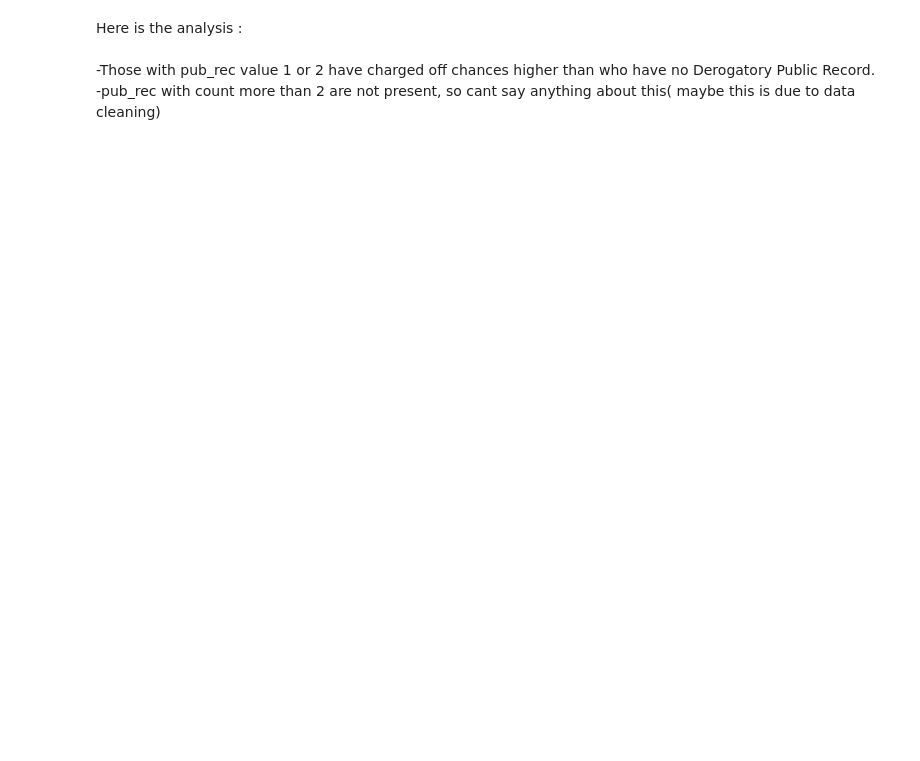
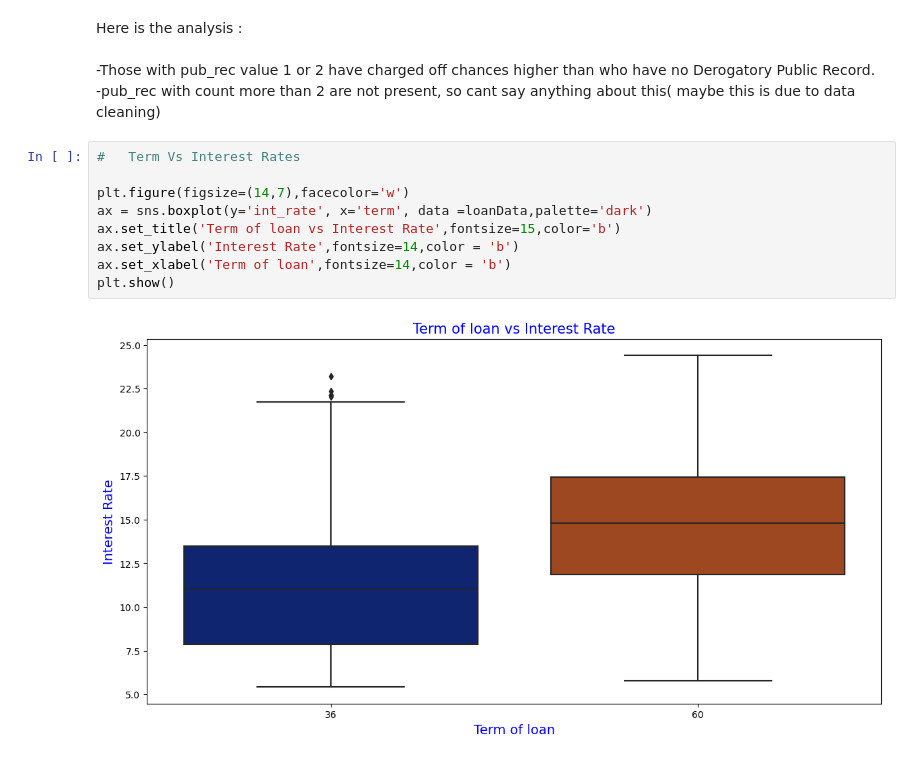
Before and after one commit to chetnapriyadarshini/Lending_Club_Case_Study_EDA, a Jupyter notebook: Group_Facilitator_Name.ipynb, the cells around one changed output. Saved outputs shown, nothing was run; the diff lists cells and outputs as text; blank space fills up the shorter version.

```diff
--- a/Group_Facilitator_Name.ipynb
+++ b/Group_Facilitator_Name.ipynb
@@ -1090,3 +1089,14 @@ plt.show()
 Here is the analysis : <br><br>
 -Those with pub_rec value 1 or 2 have charged off chances higher than who have no Derogatory Public Record.<br>
 -pub_rec with count more than 2 are not present, so cant say anything about this( maybe this is due to data cleaning)<br>
+# %%
+#   Term Vs Interest Rates
+
+plt.figure(figsize=(14,7),facecolor='w')
+ax = sns.boxplot(y='int_rate', x='term', data =loanData,palette='dark')
+ax.set_title('Term of loan vs Interest Rate',fontsize=15,color='b')
+ax.set_ylabel('Interest Rate',fontsize=14,color = 'b')
+ax.set_xlabel('Term of loan',fontsize=14,color = 'b')
+plt.show()
+# %% [output]
+[figure, added]
```
Also changed, not shown: parts of 32 cells of this notebook.
